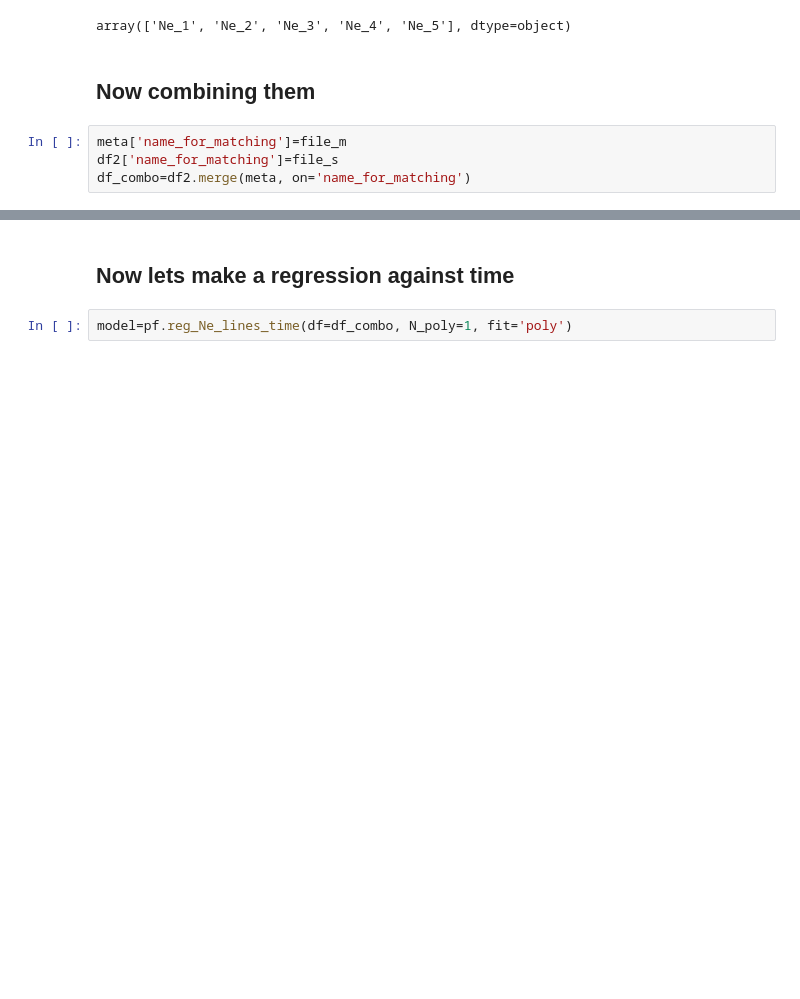
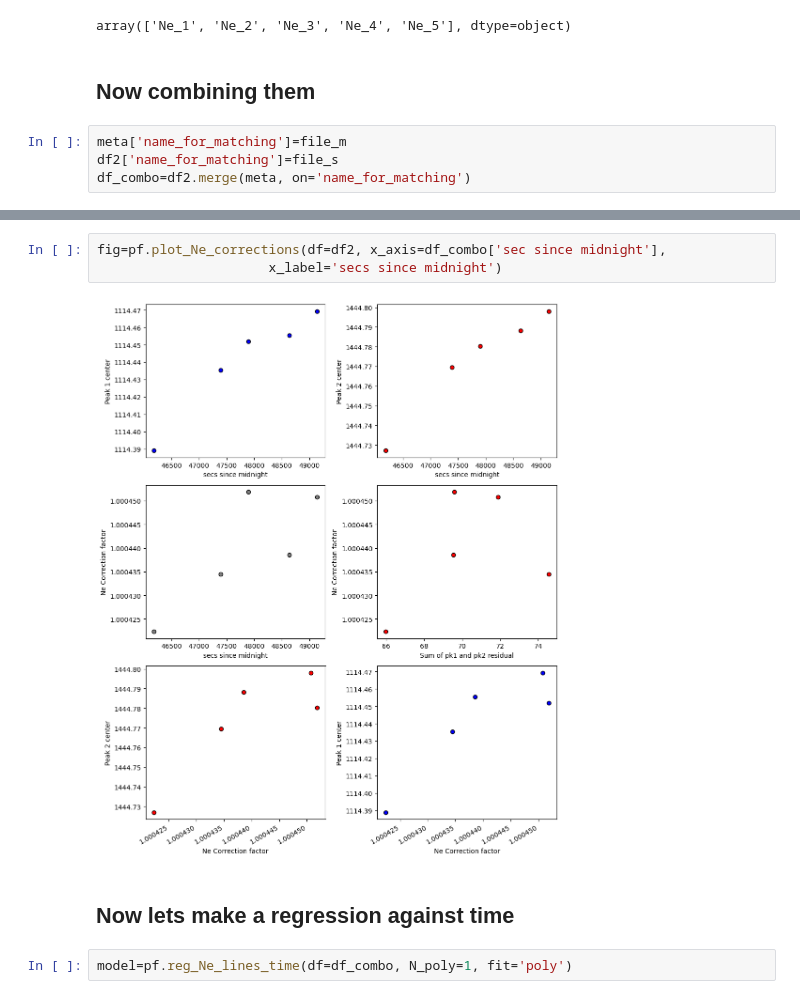
Before and after one commit to PennyWieser/DiadFit, a Jupyter notebook: docs/Examples/Weak_Diad_BenBlack/Black_Ne_Fitting_1447_1117.ipynb, the cells around one changed output, grey strips where cells are left out. Cells and saved outputs as stored; diff of their text form; blank space fills up the shorter version.

Commit message:
edited Ne Plot

```diff
--- a/docs/Examples/Weak_Diad_BenBlack/Black_Ne_Fitting_1447_1117.ipynb
+++ b/docs/Examples/Weak_Diad_BenBlack/Black_Ne_Fitting_1447_1117.ipynb
@@ -303,3 +313,8 @@ df_combo=df2.merge(meta, on='name_for_matching')
+# %%
+fig=pf.plot_Ne_corrections(df=df2, x_axis=df_combo['sec since midnight'],
+                      x_label='secs since midnight')
+# %% [output]
+[figure, added]
 # %% [markdown]
 ## Now lets make a regression against time
 # %%
```
Also changed, not shown: parts of 16 cells of this notebook, 2 other files.
